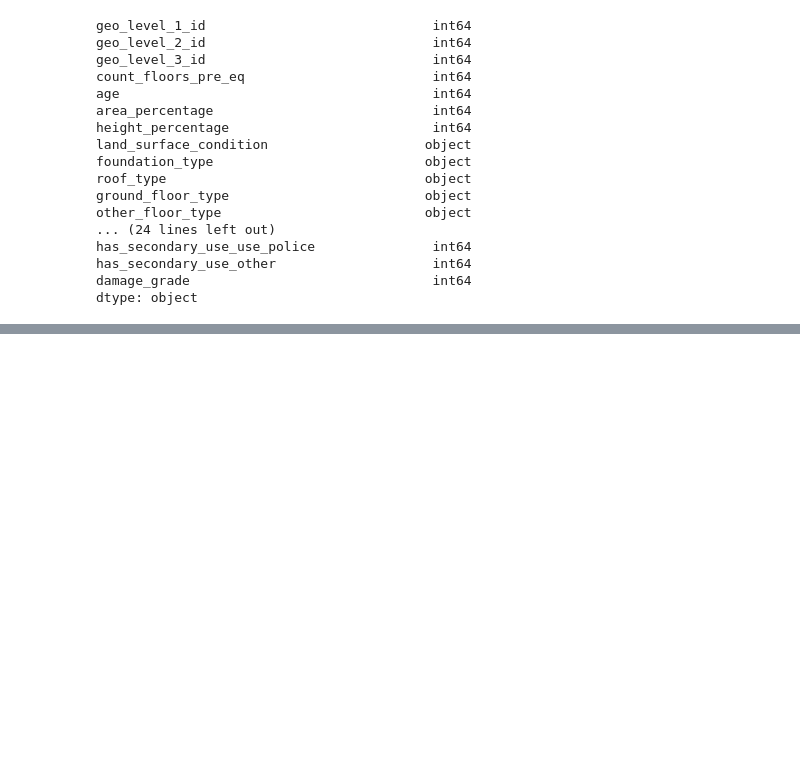
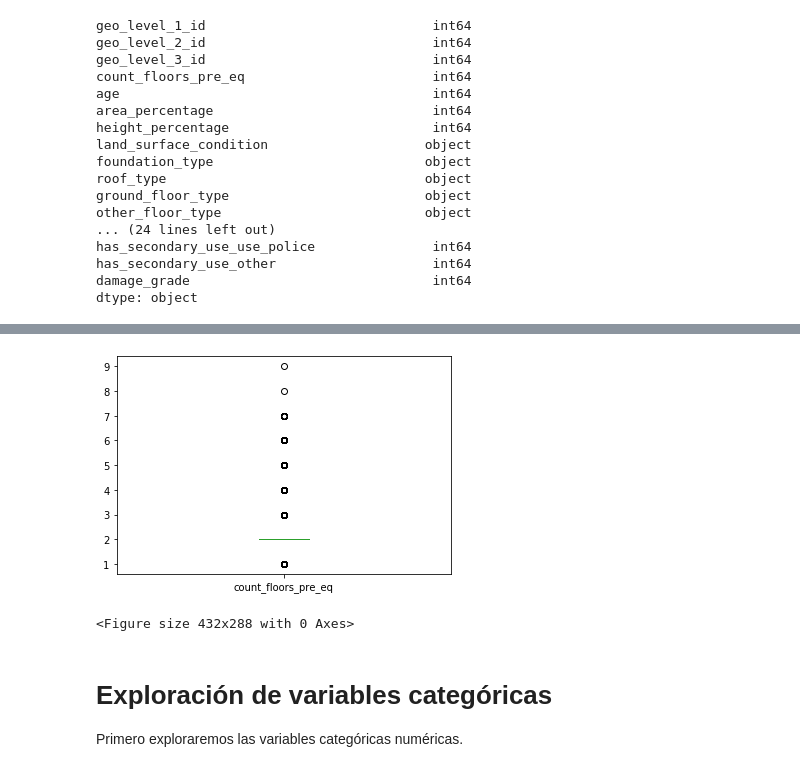
Before and after one commit to Thabby07/richter-predictor, a Jupyter notebook: TFM_Exploración_del_dataset.ipynb, the cells around one changed output, grey strips where cells are left out. Cells and saved outputs as stored; diff of their text form; code cells hidden in the pictures; blank space fills up the shorter version.

```diff
--- a/TFM_Exploración_del_dataset.ipynb
+++ b/TFM_Exploración_del_dataset.ipynb
@@ -169,0 +200,5 @@ dtype: object
+# %%
+discrete_variables = ['count_floors_pre_eq']
+# %%
+for col in discrete_variables:
+  hist = train.hist(bins=10, column=col)
@@ -169,0 +207,14 @@ dtype: object
+# %%
+# TODO Encontrar una mejor forma de plasmar esta variable.
+for col in discrete_variables:
+  fig = plt.figure()
+  train.boxplot(column=col, grid=False)
+  plt.show()
+  plt.clf()
+# %% [output]
+[figure, added]
+<Figure size 432x288 with 0 Axes>
+# %% [markdown]
+# Exploración de variables categóricas
+
+Primero exploraremos las variables categóricas numéricas.
```
Also changed, not shown: parts of 41 cells of this notebook.
